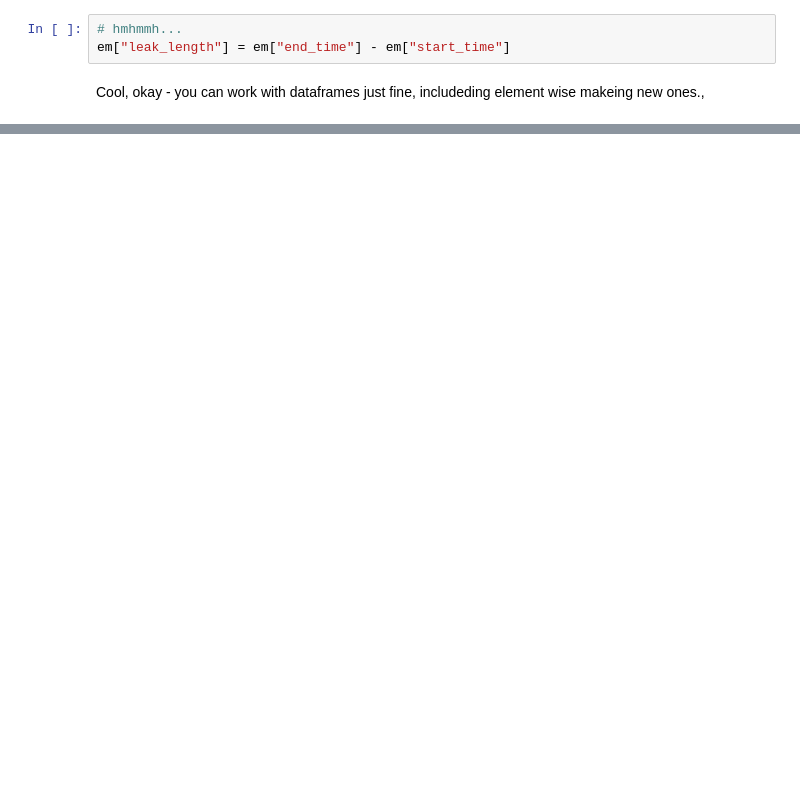
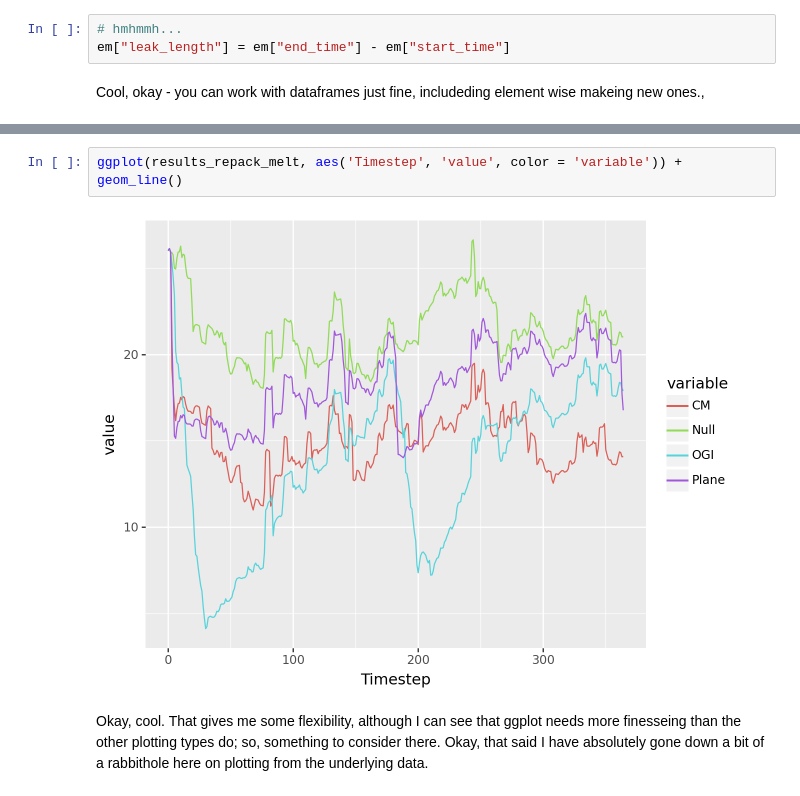
Before and after one commit to hanshall/FEAST_PtE, a Jupyter notebook: FEAST Tutorial Plotting Work.ipynb, the cells around one changed output, grey strips where cells are left out. Saved outputs shown, nothing was run; the diff lists cells and outputs as text; blank space fills up the shorter version.

```diff
--- a/FEAST Tutorial Plotting Work.ipynb
+++ b/FEAST Tutorial Plotting Work.ipynb
@@ -407,0 +438,6 @@ ModuleNotFoundError: No module named 'plotnine'
+# %%
+ggplot(results_repack_melt, aes('Timestep', 'value', color = 'variable')) + geom_line()
+# %% [output]
+[figure, added]
+# %% [markdown]
+Okay, cool. That gives me some flexibility, although I can see that ggplot needs more finesseing than the other plotting types do; so, something to consider there. Okay, that said I have absolutely gone down a bit of a rabbithole here on plotting from the underlying data.
```
Also changed, not shown: parts of 10 cells of this notebook.
